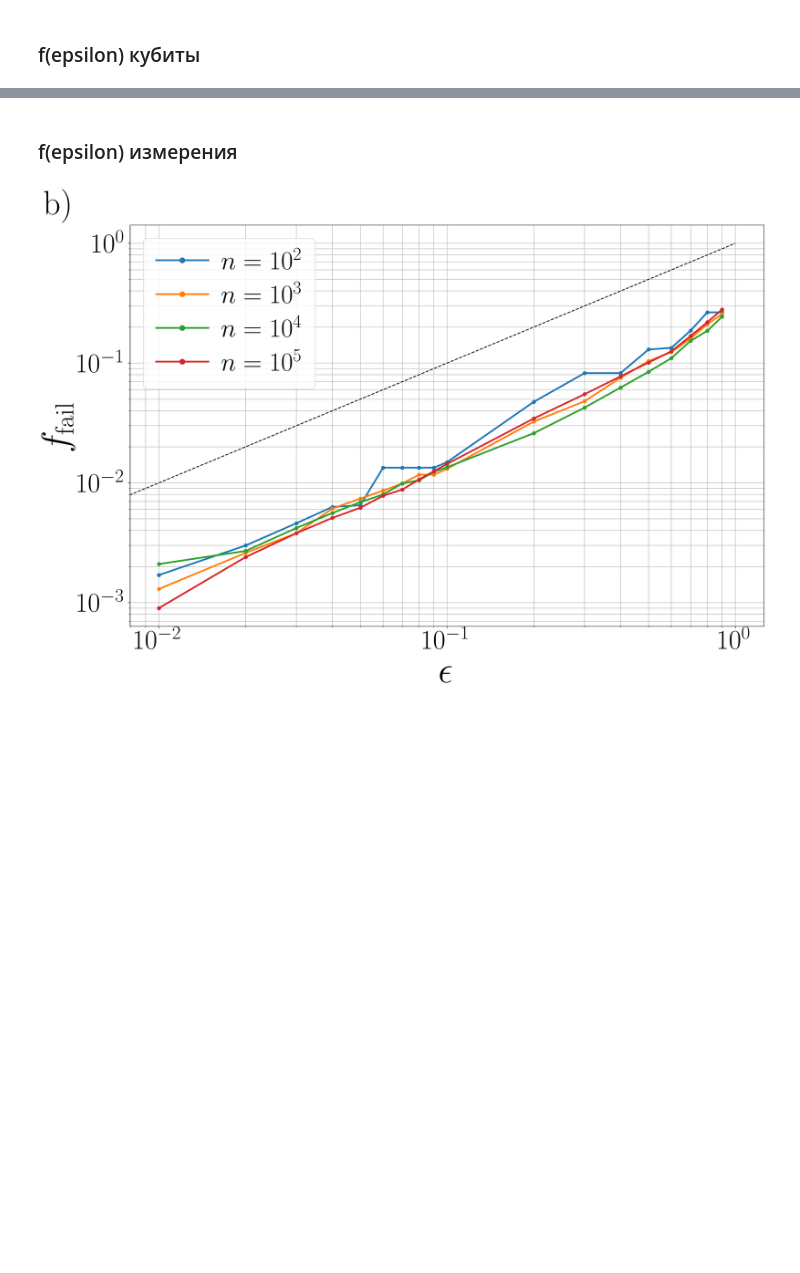
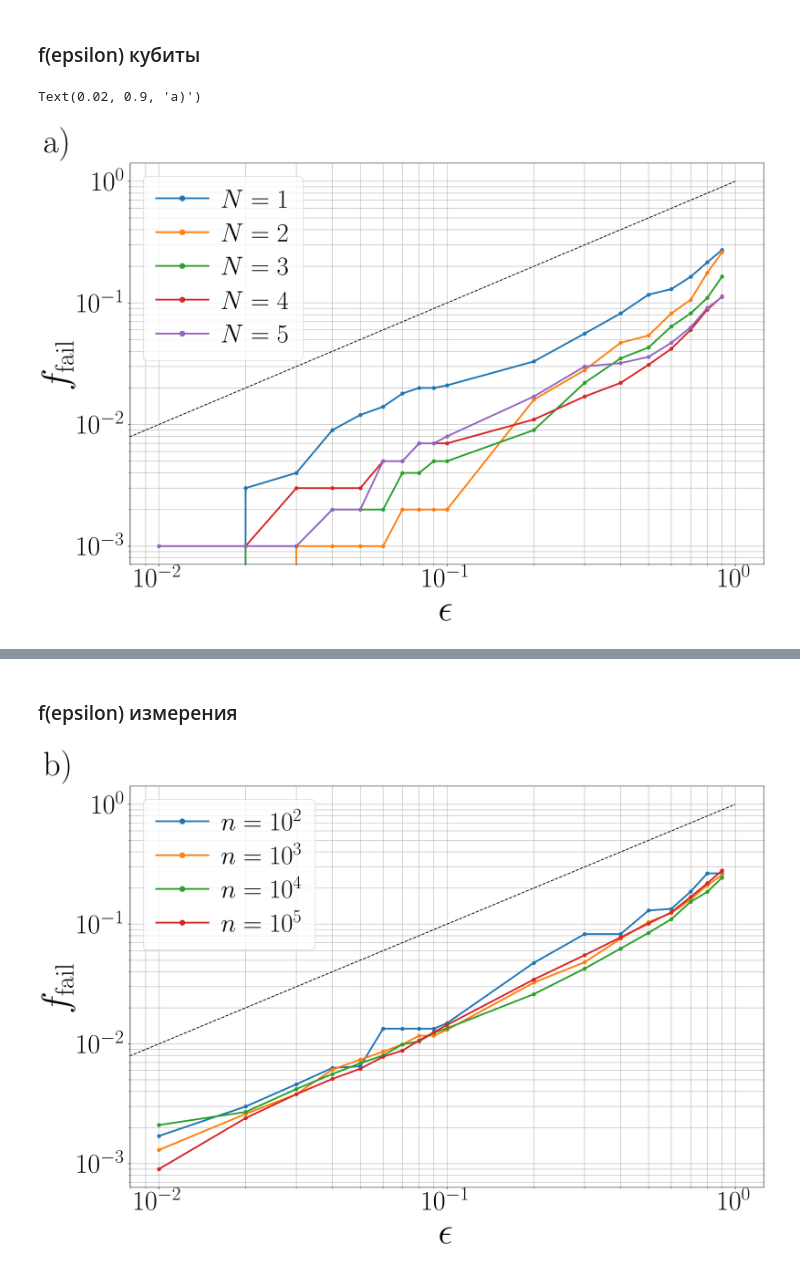
Before and after one commit to nordmtr/quantpy, a Jupyter notebook: notebooks/Sandbox.ipynb, the cells around one changed output, grey strips where cells are left out. Drawn from its saved outputs; the diff is of its cells as text; code cells hidden in the pictures; blank space fills up the shorter version.

```diff
--- a/notebooks/Sandbox.ipynb
+++ b/notebooks/Sandbox.ipynb
@@ -143 +152,18 @@ with open('../results/polytope/states_qubits.pkl', 'wb') as file:
+# %%
+# 10^3
+conf_levels = np.concatenate((np.arange(0.1, 0.9, 0.1), np.arange(0.9, 1, 0.01)))
+plt.figure(figsize=(20, 13), dpi=200)
+plt.xlabel('$\\epsilon$')
+plt.ylabel('$f_{\\rm fail}$')
+plt.xscale('log')
+plt.yscale('log')
+plt.grid(which='both')
+plt.plot(np.linspace(0, 1, 10), np.linspace(0, 1, 10), '--k')
+for n, results_for_qubit in enumerate(results):
+    plt.plot(1 - conf_levels, 1 - results_for_qubit, '-o', label=f'$N={n+1}$', linewidth=3)
+plt.legend()
+plt.figtext(0.02, 0.9, "a)")
+# %% [output]
+Text(0.02, 0.9, 'a)')
+[figure, added]
 # %%
```
Also changed, not shown: parts of 14 cells of this notebook, 4 other files.
